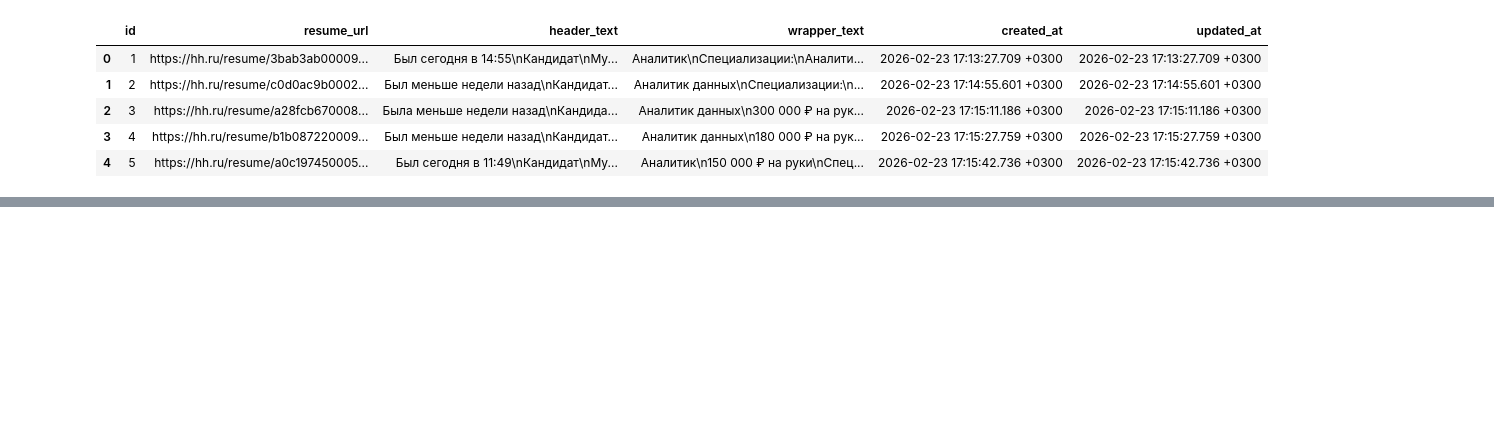
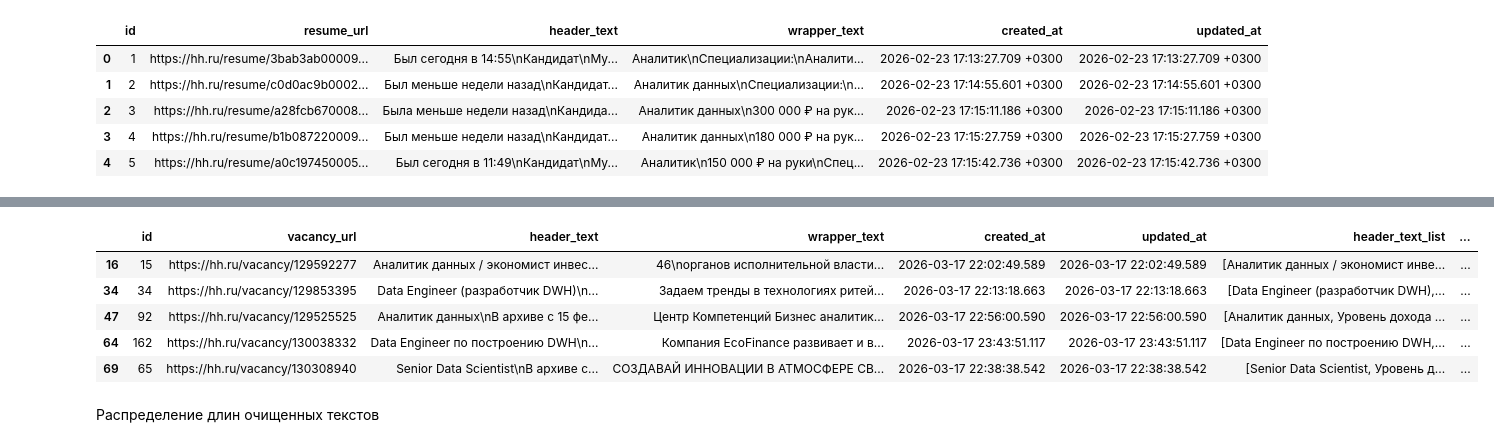
Before and after one commit to KirillTretyakov/thesis, a Jupyter notebook: eda.ipynb, the cells around one changed output, grey strips where cells are left out. Saved outputs shown, nothing was run; the diff lists cells and outputs as text; code cells hidden in the pictures; blank space fills up the shorter version.

```diff
--- a/eda.ipynb
+++ b/eda.ipynb
@@ -329,0 +627,8 @@ df["salary_rub"] = nums.apply(
+# %%
+mask_manual_skills = (
+    df_vac["skills_list"].apply(is_nonempty_list)
+    & df_vac["wrapper_text"].notna()
+    & (df_vac["wrapper_text"].str.strip() != "")
+)
+
+print("Строк с навыками, найденными вручную:", mask_manual_skills.sum())
@@ -329,0 +743,6 @@ df["salary_rub"] = nums.apply(
+# %%
+df_vac["text_clean"] = (
+    df_vac["wrapper_text"]
+    .str.lower()
+    .str.replace(r"\s+", " ", regex=True)
+)
@@ -329,0 +780,11 @@ df["salary_rub"] = nums.apply(
+# %%
+df_vac.head()
+# %% [output]
+|  | id | vacancy_url | header_text | wrapper_text | created_at | updated_at | header_text_list | ... |
+| 16 | 15 | https://hh.ru/vacancy/129592277 | Аналитик данных / экономист инвес... | 46\nорганов исполнительной власти... | 2026-03-17 22:02:49.589 | 2026-03-17 22:02:49.589 | [Аналитик данных / экономист инве... | ... |
+| 34 | 34 | https://hh.ru/vacancy/129853395 | Data Engineer (разработчик DWH)\n... | Задаем тренды в технологиях ритей... | 2026-03-17 22:13:18.663 | 2026-03-17 22:13:18.663 | [Data Engineer (разработчик DWH),... | ... |
+| 47 | 92 | https://hh.ru/vacancy/129525525 | Аналитик данных\nВ архиве с 15 фе... | Центр Компетенций Бизнес аналитик... | 2026-03-17 22:56:00.590 | 2026-03-17 22:56:00.590 | [Аналитик данных, Уровень дохода ... | ... |
+| 64 | 162 | https://hh.ru/vacancy/130038332 | Data Engineer по построению DWH\n... | Компания EcoFinance развивает и в... | 2026-03-17 23:43:51.117 | 2026-03-17 23:43:51.117 | [Data Engineer по построению DWH,... | ... |
+| 69 | 65 | https://hh.ru/vacancy/130308940 | Senior Data Scientist\nВ архиве с... | СОЗДАВАЙ ИННОВАЦИИ В АТМОСФЕРЕ СВ... | 2026-03-17 22:38:38.542 | 2026-03-17 22:38:38.542 | [Senior Data Scientist, Уровень д... | ... |
+# %% [markdown]
+Распределение длин очищенных текстов
```
Also changed, not shown: parts of 127 cells of this notebook, 2 other files.
